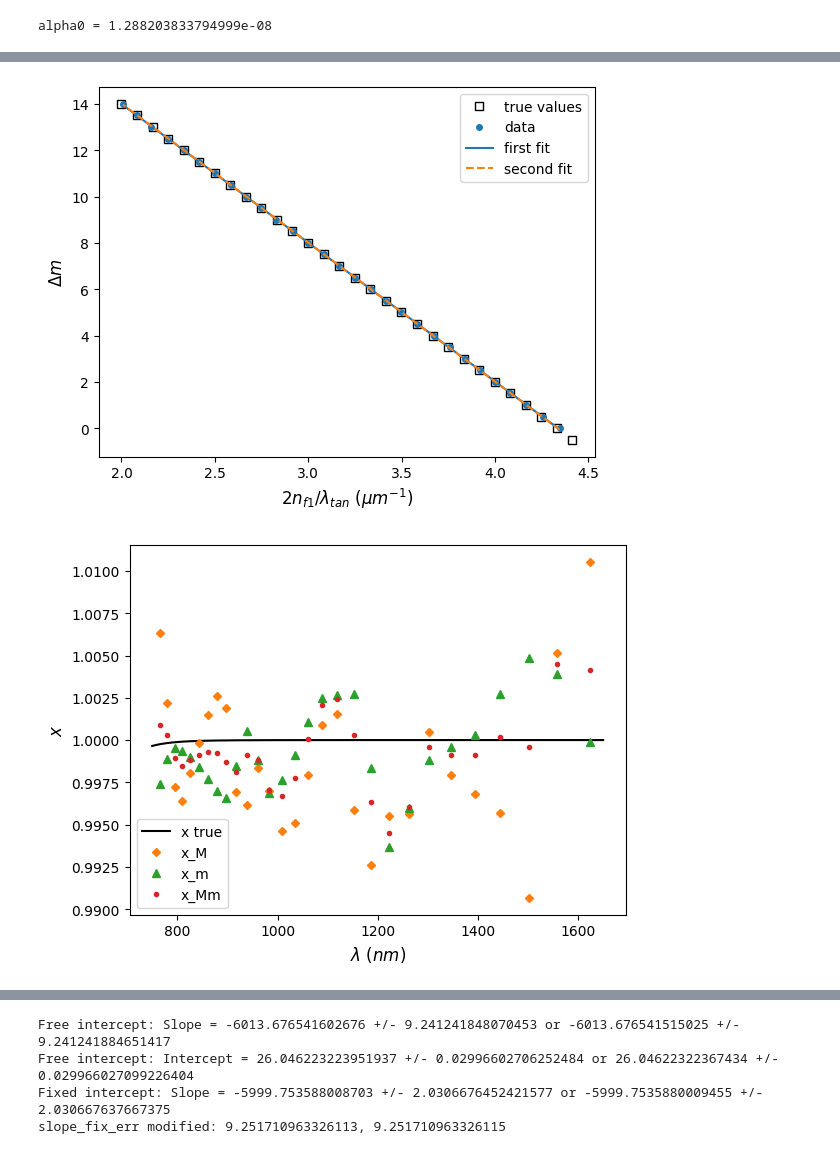
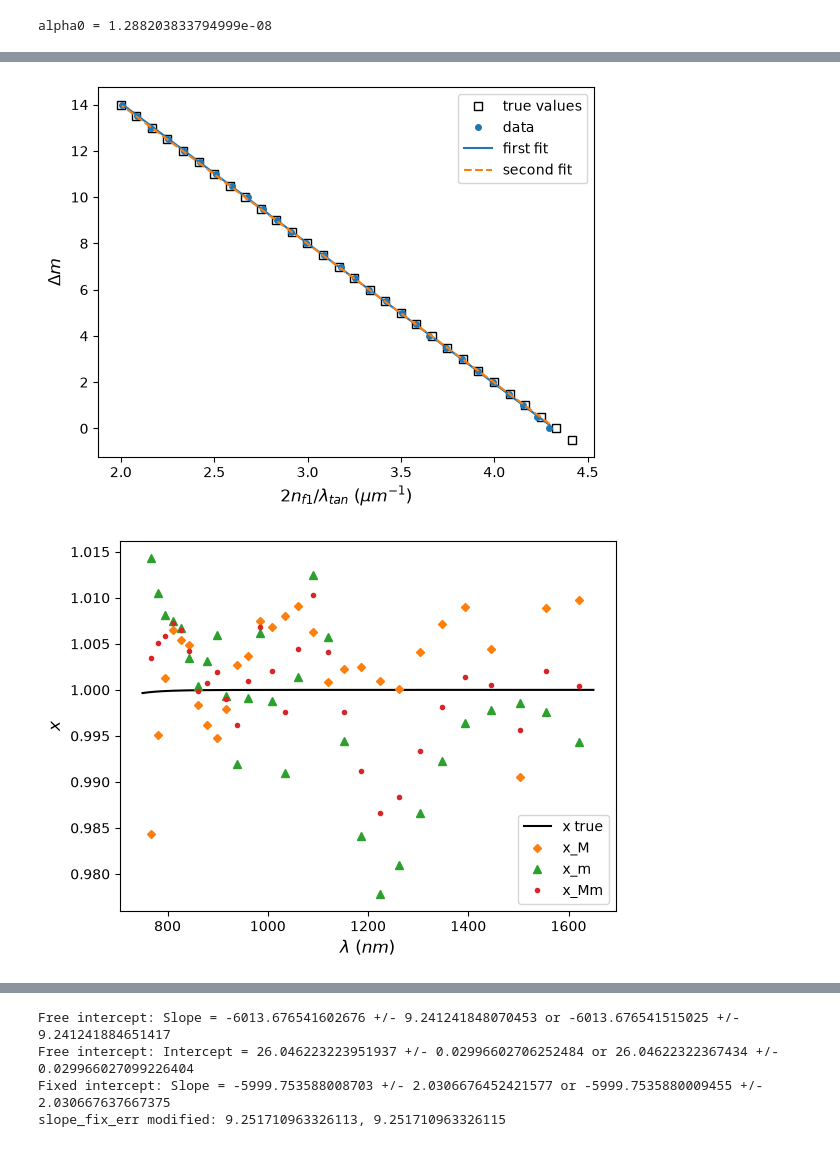
Before and after one commit to beatrizgsoares/refractive-index-public, a Jupyter notebook: simulations.ipynb, the cells around one changed output, grey strips where cells are left out. Drawn from its saved outputs; the diff is of its cells as text; code cells hidden in the pictures.

```diff
--- a/simulations.ipynb
+++ b/simulations.ipynb
@@ -35,6 +35,8 @@ kappa_f = alpha*wavs*10**-7/(4*np.pi) #film's imaginary refractive index
 # kappa_f = 1e-2
 phi_im = 2*np.pi*kappa_f/wavs * d_f
 x_val = np.exp(-2*phi_im) #attenuation factor
+x_thresh = np.abs((n_f_val-n_s_val))*(n_f_val+1)/(n_f_val+n_s_val)/(n_f_val-1)
+high_x = np.mean(x_val) > np.mean(x_thresh)
 
 r1 = r_s(0, n_s_val/n_f_val)
 r2 = r_s(0, n_o_val/n_f_val)
@@ -61,7 +63,7 @@ std_noise = 0.09
 noise = np.random.normal(0, std_noise, len(wavs))
 # noise = -std_noise*np.ones(len(R_real))
 R_noise = R_real+noise
-R_noise = np.load('R_noise_sim.npy')
+# R_noise = np.load('R_noise_sim.npy')
 
 #Savitzky-Golay Filter
 R_savgol = savgol_filter(R_noise, 9, 3)
@@ -96,7 +98,7 @@ interpol = 'hermite'
 for filter_name, R in R_filtered.items():
 
     #Calculate the values
-    results = calc_values(R, wavs, n_s_val, interpol, n_f_smaller)
+    results = calc_values(R, wavs, n_s_val, interpol, n_f_smaller, high_x)
     extr = np.sort(np.append(results['max_R'], results['min_R']))
     m_spacing = np.arange(0, (len(extr))*0.5, 0.5)
     x = 2*results['n1'][extr]/wavs[extr]
@@ -108,8 +110,8 @@ for filter_name, R in R_filtered.items():
 
     #Calculate absorption
     use_n = results['n2']
-    x_M = calc_x_M(n_s_val, use_n, results['R_M_interp'](wavs[extr]), n_f_smaller)
-    x_m = calc_x_m(n_s_val, use_n, results['R_m_interp'](wavs[extr]), n_f_smaller)
+    x_M = calc_x_M(n_s_val, use_n, results['R_M_interp'](wavs[extr]))
+    x_m = calc_x_m(n_s_val, use_n, results['R_m_interp'](wavs[extr]), high_x)
     x_Mm = calc_x_Mm(n_s_val, use_n, results['R_M_interp'](wavs[extr]), results['R_m_interp'](wavs[extr]))
 
     alpha_M = -np.log(x_M)/(results['d2']*10**-7)
@@ -117,7 +119,11 @@ for filter_name, R in R_filtered.items():
     alpha_Mm = -np.log(x_Mm)/(results['d2']*10**-7)
 
     #Print the values
-    n1_std = n1_std_estimate(results['n1'], results['R_M_interp'](wavs), results['R_m_interp'](wavs), std_noise, std_noise)
+    err_ns = 0
+    env_noise_est = rmse(R, R_noise) #Estimated error of R_M and R_m
+    print(f'noise estimate of the envelope = {env_noise_est}')
+    # n1_std = n1_std_estimate(results['n1'], results['R_M_interp'](wavs), results['R_m_interp'](wavs), std_noise, std_noise)
+    n1_std = nf1_std_estimate(results['n1'], n_s_val, results['R_M_interp'](wavs), results['R_m_interp'](wavs), err_ns, env_noise_est, env_noise_est)
     n1_rmse = rmse(results['n1'], n_f_val)
     print(f'n1_std propagation of error = {np.mean(n1_std)}')
     print(f'n1_rmse = {n1_rmse}')
@@ -126,10 +132,10 @@ for filter_name, R in R_filtered.items():
     print(f'First linear fit r^2 = {results["r2_1"]} ({interpol}, {filter_name}): d = {results["d1"]} +/- {results["d1_std"]} nm; m0 = {results["m0_aprox"]} +/- {results["m0_aprox_std"]}')
 
     print(f'Second linear fit r^2 = {results["r2_2"]} ({interpol}, {filter_name}): d = {results["d2"]} +/- {results["d2_std"]} nm; m0 fixed = {results["m0_exact"]}')
-    d_std = d_std_estimate(results["d2"], wavs, wavs[1]-wavs[0], results['n1'], n1_rmse)
+    d_std = d_std_estimate(results["d2"], wavs, wavs[1]-wavs[0], results['n1'], n1_std)
     d_std2 = d_std_estimate2(results["d2"], 2*results["n1"][extr]/wavs[extr], results["m0_exact"])
     d_std3 = d2_std_estimate(results['d2_std'], results['m0_aprox_std'], x) #results['m0_aprox_std'],np.abs(results['m0_exact']-results['m0_aprox'])
-    print(f'd_std estimate 1= {np.mean(d_std)}')
+    print(f'd_std estimate 1 = {np.mean(d_std)}')
     print(f'd_std estimate 2 = {np.mean(d_std2)}')
     print(f'd_std estimate 3 = {d_std3}')
 
@@ -228,2 +235,2 @@ Root mean squared error of: x_M = 0.004351592807531152, x_m = 0.0025202862722996
-[figure, old version]
+[figure, new version]
-[figure, old version]
+[figure, new version]
```
Also changed, not shown: parts of 2 cells of this notebook, 2 other files.
